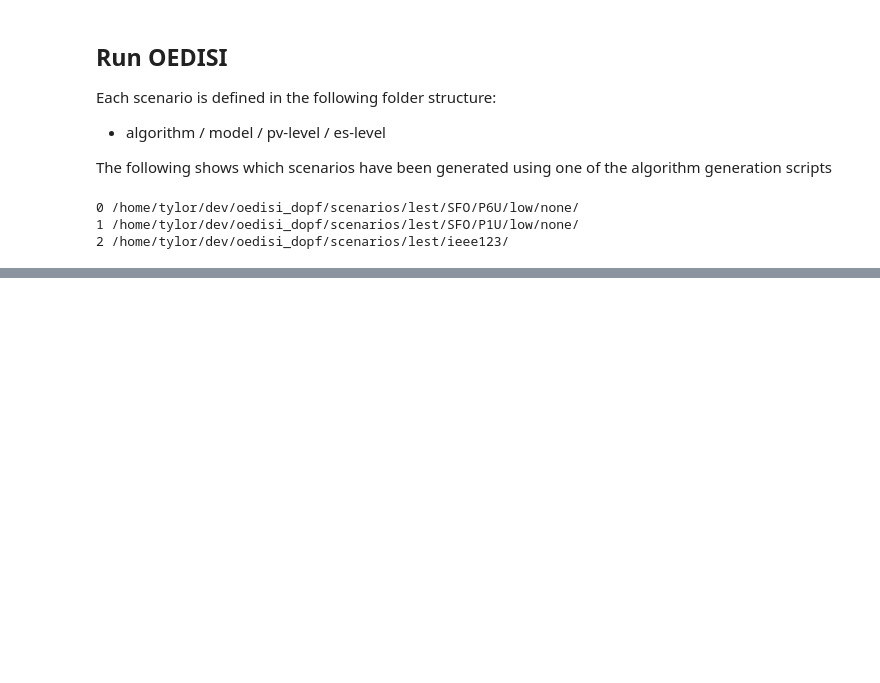
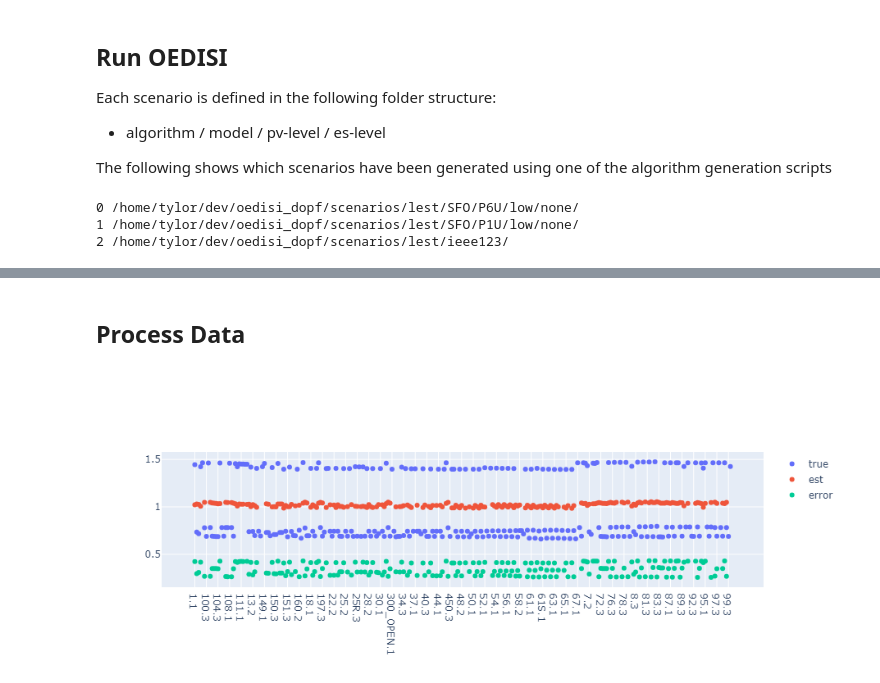
Before and after one commit to pnnl/oedisi_dopf, a Jupyter notebook: ekf_workflow_plotly.ipynb, the cells around one changed output, grey strips where cells are left out. Drawn from its saved outputs; the diff is of its cells as text; code cells hidden in the pictures; blank space fills up the shorter version.

Commit message:
the notebook plots are nearly done, but the feeder federate true values don't make sense so I need to validate the feeder federate wasn't messed up

```diff
--- a/ekf_workflow_plotly.ipynb
+++ b/ekf_workflow_plotly.ipynb
@@ -86 +88,8 @@ os.system(f"oedisi evaluate-estimate --path {output}")
+# %%
+topology = Topology.parse_file(f"{output}/topology.json")
+base_voltage_df = pd.DataFrame({
+        "id": topology.base_voltage_magnitudes.ids,
+        "value": topology.base_voltage_magnitudes.values})
+base_voltage_df.set_index("id", inplace=True)
+base_voltages = base_voltage_df["value"]
 # %%
@@ -266,0 +109,15 @@ voltage_angle_errors(true_voltages, estimated_voltages, "7:30")
+# %%
+# read data
+v_mag = feather.read_feather(f"{output}/voltage_mag.feather")
+v_angle = feather.read_feather(f"{output}/voltage_angle.feather")
+
+# filter missing nodes
+common_columns = set(v_mag.columns).intersection(v_angle.columns)
+v_mag = v_mag.filter(common_columns)
+v_angle = v_angle.filter(common_columns)
+
+# convert to complex
+v_rad = np.radians(v_angle.drop("time", axis=1).to_numpy())
+est_voltages = v_mag.drop("time", axis=1) * np.exp(1j * v_rad)
+est_voltages['time'] = pd.to_datetime(v_mag['time'],format='%Y-%m-%d %H:%M:%S')
+est_voltages.set_index('time', inplace=True)
@@ -266,0 +153,15 @@ voltage_angle_errors(true_voltages, estimated_voltages, "7:30")
+# %% [markdown]
+## Process Data
+# %%
+ts = dt.datetime(2018, 5, 1, 8)
+true = true_voltages.loc[ts].abs()/base_voltages
+est = est_voltages.loc[ts].abs()/base_voltages
+error = (true - est).abs()
+
+fig = make_subplots(rows=1,cols=1)
+fig.add_trace(go.Scatter(name='true', x=true.index, y=true.values,mode='markers'), row=1,col=1)
+fig.add_trace(go.Scatter(name='est',x=est.index, y=est.values,mode='markers'), row=1,col=1)
+fig.add_trace(go.Scatter(name='error',x=error.index, y=error.values,mode='markers'), row=1,col=1)
+fig.show()
+# %% [output]
+[figure, added]
```
Also changed, not shown: parts of 14 cells of this notebook, 7 other files.
